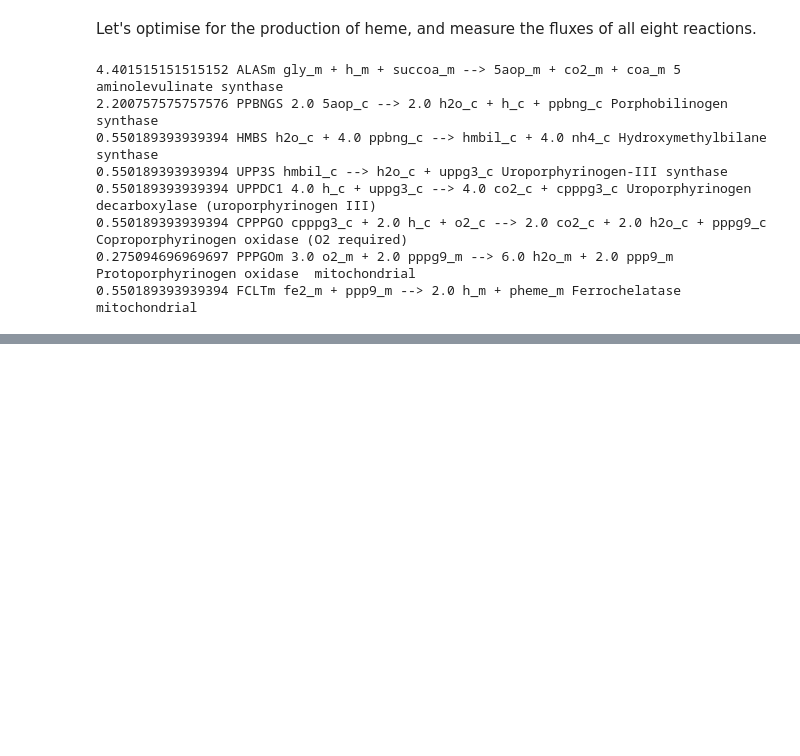
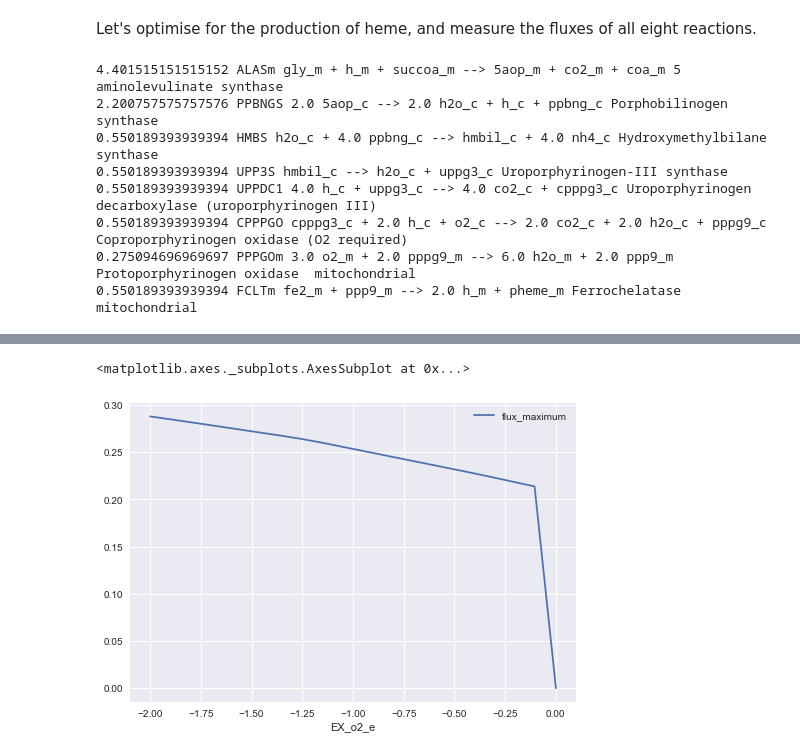
Before and after one commit to 27410/group-assignment-2021-group_10_rhb_cerevisiae, a Jupyter notebook: Analysis/heme_pathway.ipynb, the cells around one changed output, grey strips where cells are left out. Drawn from its saved outputs; the diff is of its cells as text; code cells hidden in the pictures; blank space fills up the shorter version.

```diff
--- a/Analysis/heme_pathway.ipynb
+++ b/Analysis/heme_pathway.ipynb
@@ -69,0 +184,4 @@ for i in range (0,len(heme_pathway)):
+# %%
+ppp_o2 = production_envelope(model,
+                    reactions=[model.reactions.EX_o2_e],
+                    objective=model.reactions.BIOMASS_SC5_notrace)
@@ -69,0 +192,5 @@ for i in range (0,len(heme_pathway)):
+# %%
+ppp_o2.plot(x='EX_o2_e', y='flux_maximum')
+# %% [output]
+<matplotlib.axes._subplots.AxesSubplot at 0x...>
+[figure, added]
```
Also changed, not shown: parts of 36 cells of this notebook, 3 other files.
